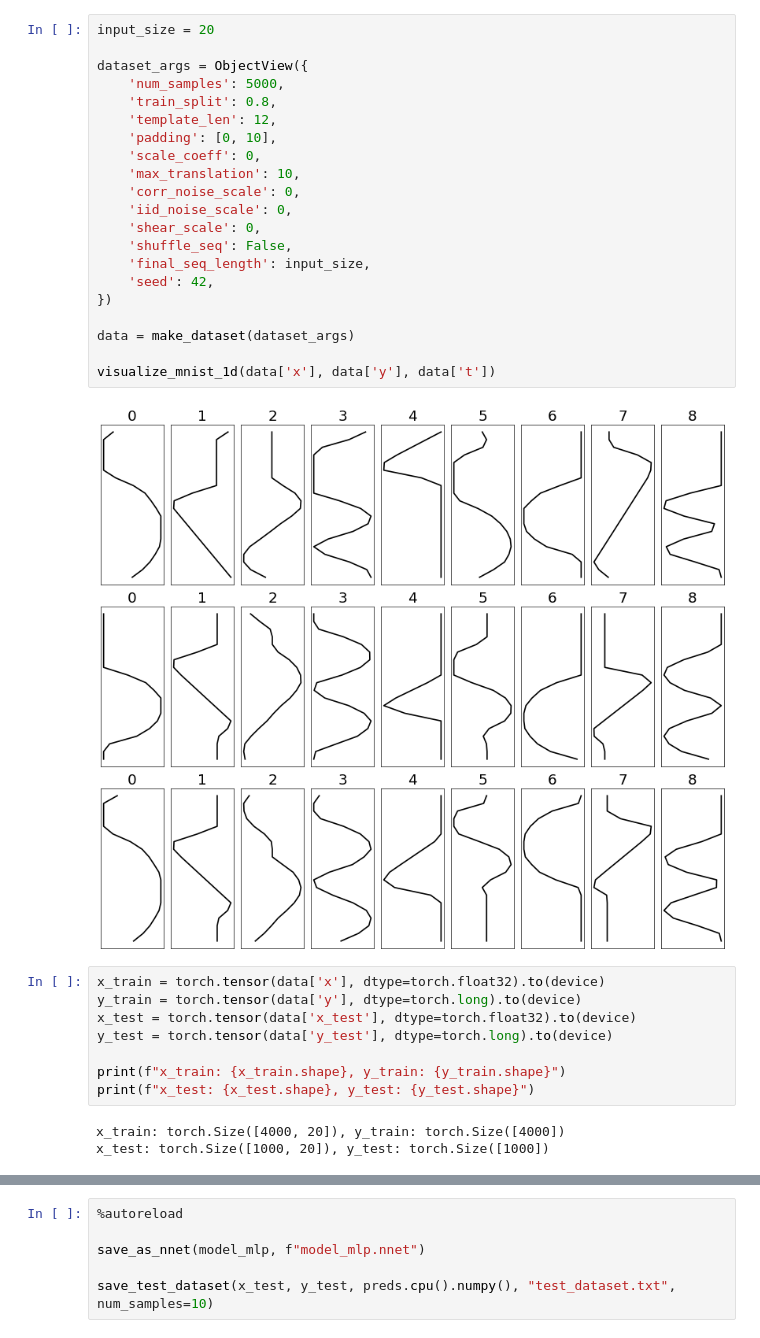
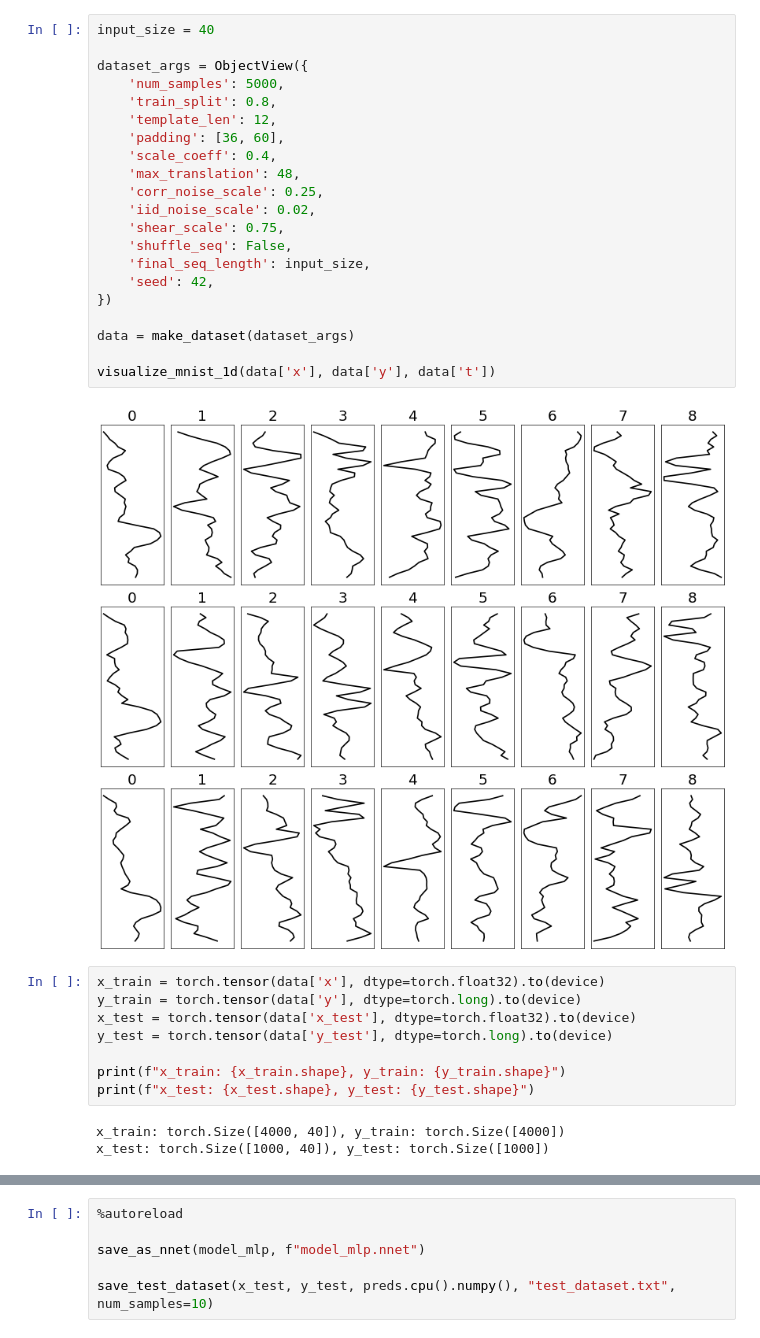
Before and after one commit to sgol13/tudelft-formal-methods-reluplex-extension, a Jupyter notebook: model.ipynb, the cells around one changed output, grey strips where cells are left out. Drawn from its saved outputs; the diff is of its cells as text.

```diff
--- a/model.ipynb
+++ b/model.ipynb
@@ -20,26 +23,26 @@ device = torch.device(
 # %%
-input_size = 20
+input_size = 40
 
 dataset_args = ObjectView({
     'num_samples': 5000,
     'train_split': 0.8,
     'template_len': 12,
-    'padding': [0, 10],
-    'scale_coeff': 0,
-    'max_translation': 10,
-    'corr_noise_scale': 0,
-    'iid_noise_scale': 0,
-    'shear_scale': 0,
+    'padding': [36, 60],
+    'scale_coeff': 0.4,
+    'max_translation': 48,
+    'corr_noise_scale': 0.25,
+    'iid_noise_scale': 0.02,
+    'shear_scale': 0.75,
     'shuffle_seq': False,
     'final_seq_length': input_size,
     'seed': 42,
 })
 
 data = make_dataset(dataset_args)
 
 visualize_mnist_1d(data['x'], data['y'], data['t'])
 # %% [output]
-[figure, old version]
+[figure, new version]
 # %%
 x_train = torch.tensor(data['x'], dtype=torch.float32).to(device)
 y_train = torch.tensor(data['y'], dtype=torch.long).to(device)
@@ -49,8 +52,8 @@ y_test = torch.tensor(data['y_test'], dtype=torch.long).to(device)
 print(f"x_train: {x_train.shape}, y_train: {y_train.shape}")
 print(f"x_test: {x_test.shape}, y_test: {y_test.shape}")
 # %% [output]
-x_train: torch.Size([4000, 20]), y_train: torch.Size([4000])
-x_test: torch.Size([1000, 20]), y_test: torch.Size([1000])
+x_train: torch.Size([4000, 40]), y_train: torch.Size([4000])
+x_test: torch.Size([1000, 40]), y_test: torch.Size([1000])
 # %%
 class CNNModel(nn.Module):
     def __init__(self):
```
Also changed, not shown: parts of 4 cells of this notebook.
